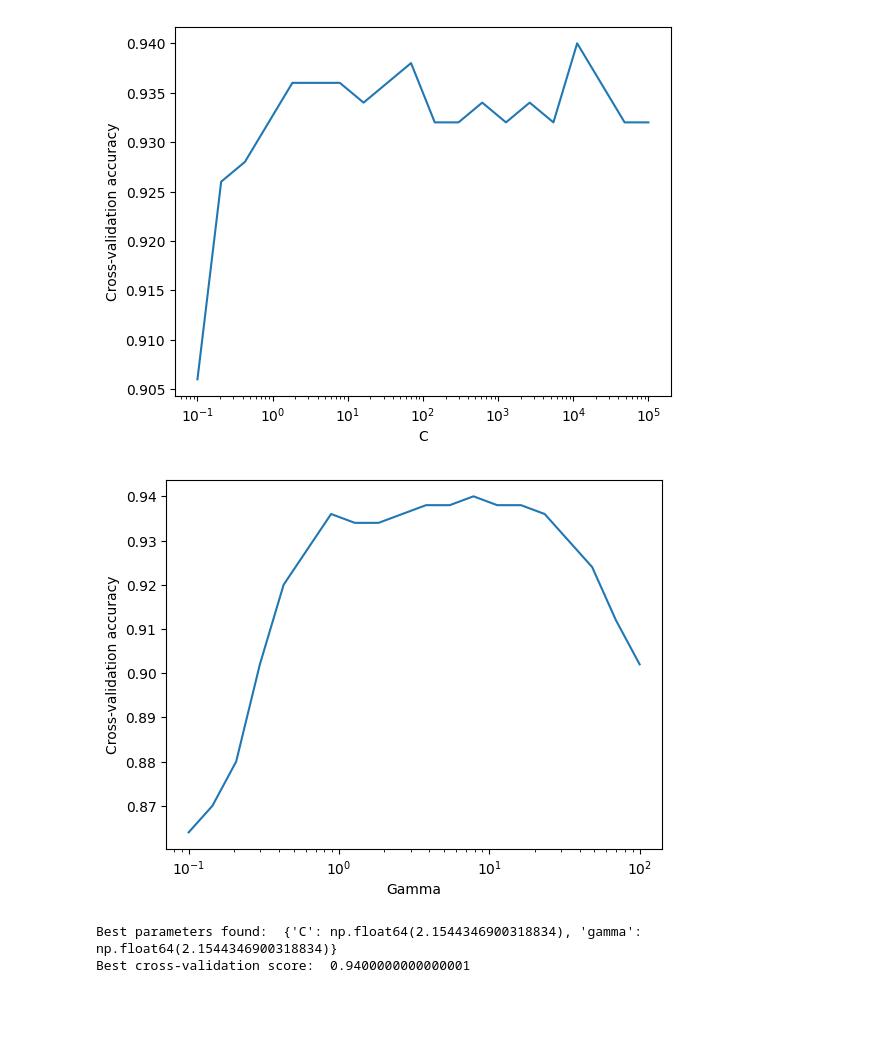
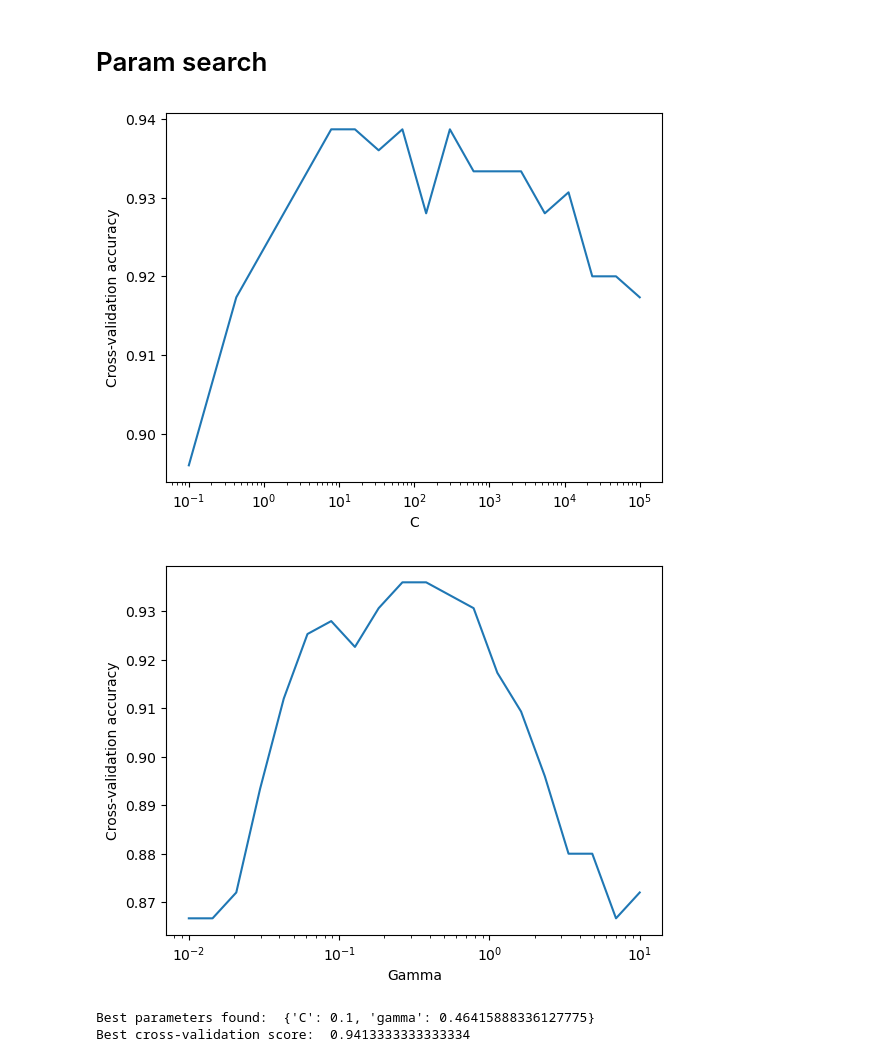
Before and after one commit to eduardo-ufmg/reconhecimento_de_padroes, a Jupyter notebook: svm_E2/svm_E2.ipynb, the cells around one changed output. Cells and saved outputs as stored; diff of their text form; code cells hidden in the pictures; blank space fills up the shorter version.

```diff
--- a/svm_E2/svm_E2.ipynb
+++ b/svm_E2/svm_E2.ipynb
@@ -5,14 +5,14 @@ from sklearn.datasets import make_moons
 from sklearn.svm import SVC
 from sklearn.inspection import DecisionBoundaryDisplay
 
-X, y = make_moons(n_samples=200, noise=0.25)
+X, Xtrain = make_moons(n_samples=200, noise=0.25)
 
 C = None
 clf = SVC() if C is None else SVC(C=C)
-clf.fit(X, y)
+clf.fit(X, Xtrain)
 
 disp = DecisionBoundaryDisplay.from_estimator(clf, X)
-disp.ax_.scatter(X[:, 0], X[:, 1], c=y, edgecolors='k')
+disp.ax_.scatter(X[:, 0], X[:, 1], c=Xtrain, edgecolors='k')
 plt.show()
 
 print("Class weights (λ): ", clf.class_weight_)
@@ -87,59 +104,74 @@ weighted avg       0.94      0.94      0.94       500
+# %% [markdown]
+# Param search
 # %%
-from sklearn.model_selection import cross_val_score
+
+from sklearn.base import BaseEstimator, ClassifierMixin
+from sklearn.model_selection import cross_val_score, GridSearchCV
+from sklearn.inspection import DecisionBoundaryDisplay
+
+class CustomKernelSVC(BaseEstimator, ClassifierMixin):
+    def __init__(self, C=1.0, gamma=1.0, probability=False):
+        self.C = C
+        self.gamma = gamma
+        self.probability = probability
+        self.svc = SVC(kernel='precomputed', C=self.C, probability=self.probability)
+        self.X_train_ = None
+        self.original_cov_ = None
+
+    def fit(self, X, y):
+        self.X_train_ = X
+        self.classes_ = np.unique(y)
+        self.original_cov_ = np.cov(X.T)
+        scaled_cov = self.gamma * self.original_cov_
+        K_train = kernel(X, X, scaled_cov)
+        self.svc.fit(K_train, y)
+        return self
+
+    def predict(self, X):
+        scaled_cov = self.gamma * self.original_cov_
+        K_test = kernel(X, self.X_train_, scaled_cov)
+        return self.svc.predict(K_test)
+
+    def predict_proba(self, X):
+        scaled_cov = self.gamma * self.original_cov_
+        K_test = kernel(X, self.X_train_, scaled_cov)
+        return K_test
 
 Cs = np.logspace(-1, 5, 20)
 scores = []
 for C in Cs:
-    clf = SVC(kernel='rbf', C=C, gamma='scale')
+    clf = CustomKernelSVC(C=C, gamma=1.0)
     score = cross_val_score(clf, X_train, y_train, cv=5)
     scores.append(score.mean())
 
 plt.semilogx(Cs, scores)
 plt.xlabel('C')
 plt.ylabel('Cross-validation accuracy')
 plt.show()
 
-gammas = np.logspace(-1, 2, 20)
+gammas = np.logspace(-2, 1, 20)
 scores = []
 for gamma in gammas:
-    clf = SVC(kernel='rbf', gamma=gamma)
+    clf = CustomKernelSVC(C=1.0, gamma=gamma)
     score = cross_val_score(clf, X_train, y_train, cv=5)
     scores.append(score.mean())
 
 plt.semilogx(gammas, scores)
 plt.xlabel('Gamma')
 plt.ylabel('Cross-validation accuracy')
 plt.show()
 
-from sklearn.model_selection import GridSearchCV
-
 param_grid = {
     'C': np.logspace(-1, 5, 10),
-    'gamma': np.logspace(-1, 2, 10)
+    'gamma': np.logspace(-2, 1, 10)
 }
 
-grid = GridSearchCV(SVC(kernel='rbf', probability=True), param_grid, cv=5)
+grid = GridSearchCV(CustomKernelSVC(), param_grid, cv=5)
 grid.fit(X_train, y_train)
 print("Best parameters found: ", grid.best_params_)
 print("Best cross-validation score: ", grid.best_score_)
-
-# Plotting the decision boundary of the best model
-best_clf = grid.best_estimator_
-disp = DecisionBoundaryDisplay.from_estimator(best_clf, X_train)
-disp.ax_.scatter(X_train[:, 0], X_train[:, 1], c=y_train, edgecolors='k')
-plt.title(f"Best model with C={grid.best_params_['C']}, gamma={grid.best_params_['gamma']}")
-plt.show()
-
-# Plotting the likelihood space of the best model
-Q = best_clf.predict_proba(X_train)
-Q0, Q1 = Q[:, 0], Q[:, 1]
-plt.scatter(Q0, Q1, c=y_train)
-plt.xlabel('P(y=0|x)')
-plt.ylabel('P(y=1|x)')
-plt.title(f"Likelihood space of the best model with C={grid.best_params_['C']}, gamma={grid.best_params_['gamma']}")
-plt.show()
 # %% [output]
-[figure, old version]
+[figure, new version]
-[figure, old version]
+[figure, new version]
-Best parameters found:  {'C': np.float64(2.1544346900318834), 'gamma': np.float64(2.1544346900318834)}
-Best cross-validation score:  0.9400000000000001
+Best parameters found:  {'C': 0.1, 'gamma': 0.46415888336127775}
+Best cross-validation score:  0.9413333333333334
```
Also changed, not shown: parts of 4 cells of this notebook, 1 other file.
